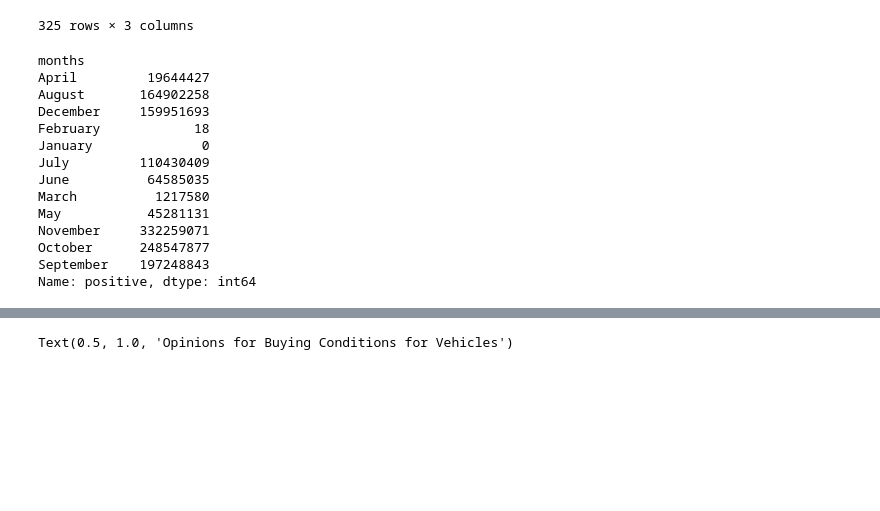
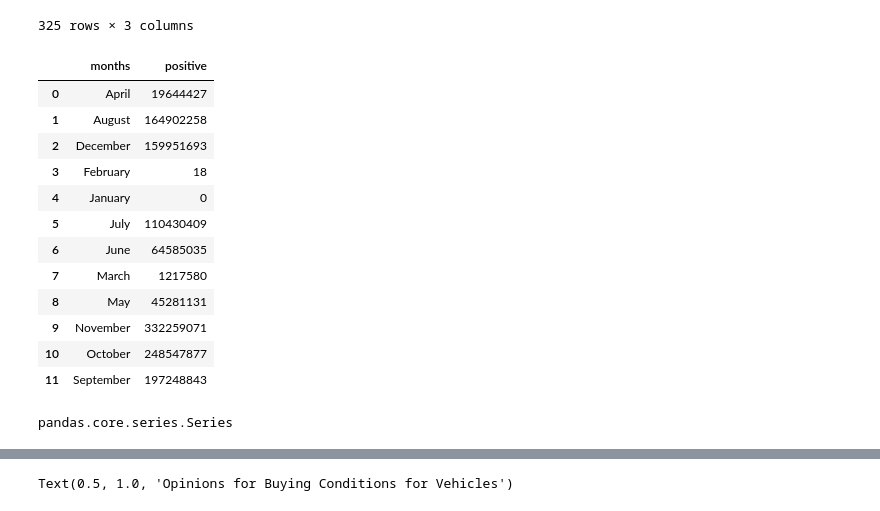
Before and after one commit to danawoodruff/Car-Sales-Analysis, a Jupyter notebook: COVID_data/Covid_data.ipynb, the cells around one changed output, grey strips where cells are left out. Cells and saved outputs as stored; diff of their text form; code cells hidden in the pictures; blank space fills up the shorter version.

Commit message:
created datafram in notebook to have the months in order

```diff
--- a/COVID_data/Covid_data.ipynb
+++ b/COVID_data/Covid_data.ipynb
@@ -369,19 +369,19 @@ usCovid_df
 325 rows × 3 columns
 # %%
 posCovid_months = usCovid_df.groupby('months')['positive'].sum()
-print(posCovid_months)
+cov_mo = posCovid_months.reset_index()
+cov_mo
 # %% [output]
-months
-April         19644427
-August       164902258
-December     159951693
-February            18
-January              0
-July         110430409
-June          64585035
-March          1217580
-May           45281131
-November     332259071
-October      248547877
-September    197248843
-Name: positive, dtype: int64
+|  | months | positive |
+| 0 | April | 19644427 |
+| 1 | August | 164902258 |
+| 2 | December | 159951693 |
+| 3 | February | 18 |
+| 4 | January | 0 |
+| 5 | July | 110430409 |
+| 6 | June | 64585035 |
+| 7 | March | 1217580 |
+| 8 | May | 45281131 |
+| 9 | November | 332259071 |
+| 10 | October | 248547877 |
+| 11 | September | 197248843 |
@@ -389,0 +388,4 @@ Name: positive, dtype: int64
+# %%
+type(usCovid_df['months'])
+# %% [output]
+pandas.core.series.Series
```
Also changed, not shown: parts of 2 cells of this notebook.
